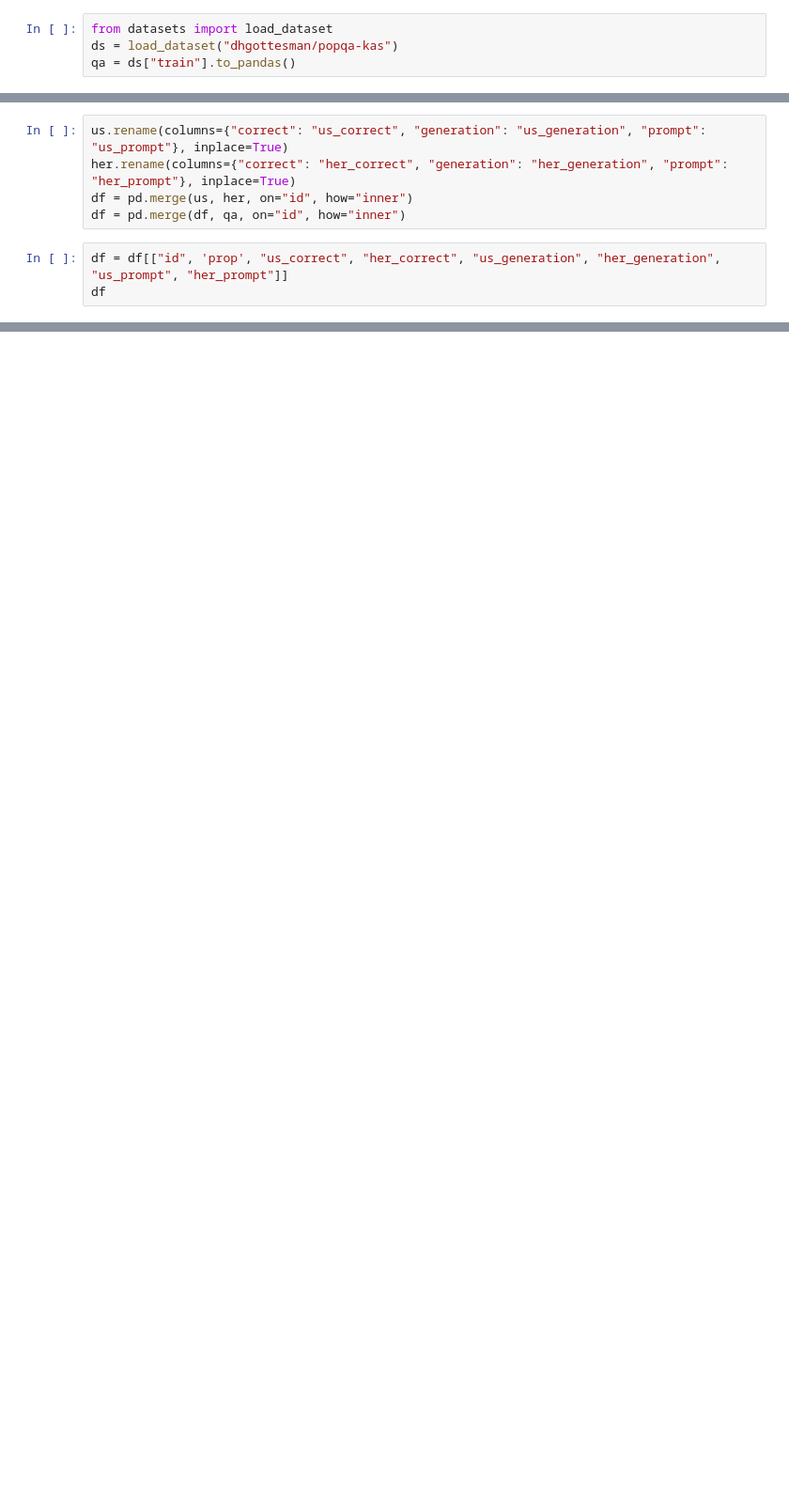
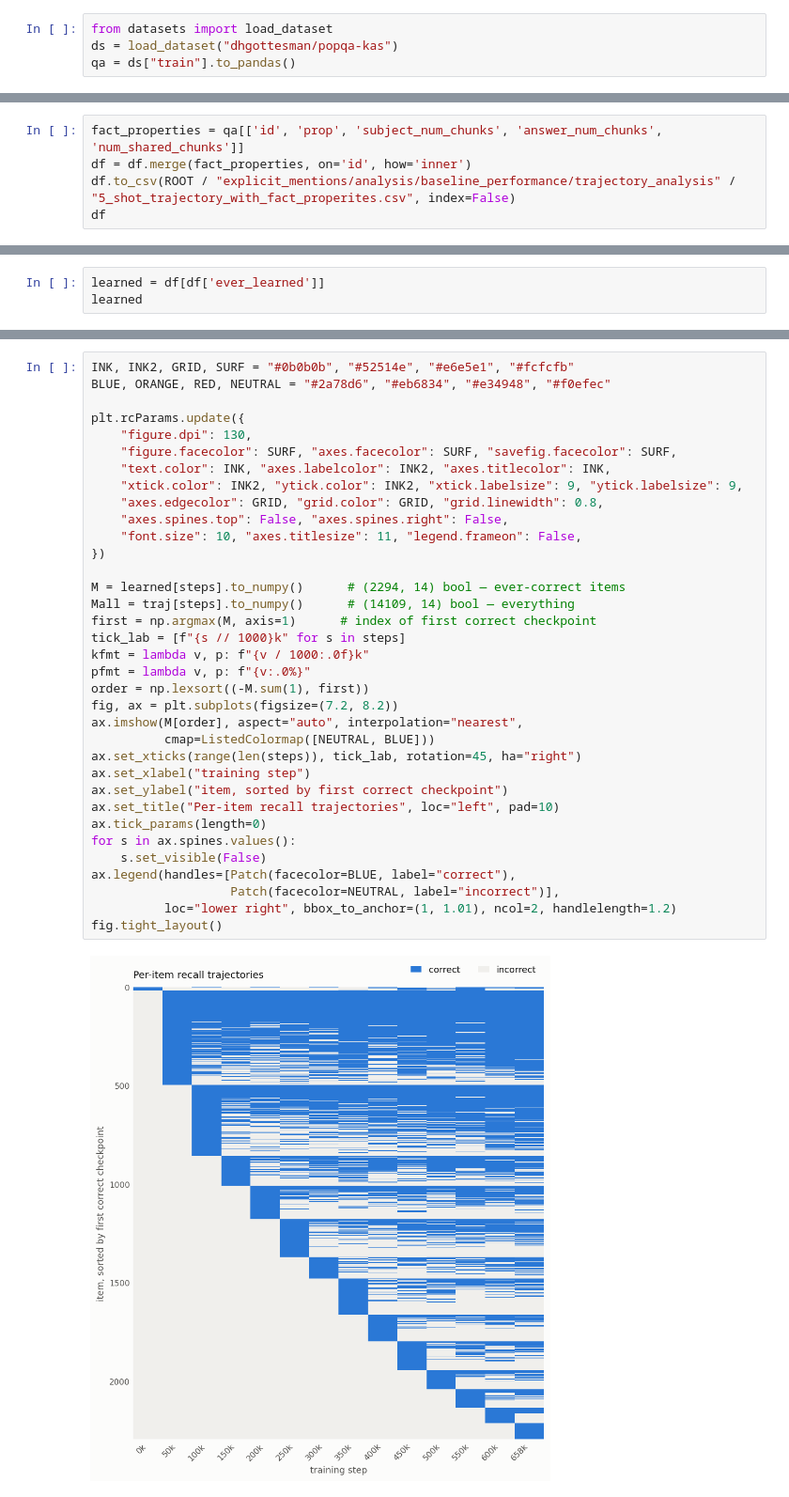
Before and after one commit to OvadiaOmer3/NLPFinalProject, a Jupyter notebook: explicit_mentions/analysis/baseline_performance/trajectory_analysis/trajectory_analysis.ipynb, the cells around one changed output, grey strips where cells are left out. Shown at 94% size. Saved outputs shown, nothing was run; the diff lists cells and outputs as text; blank space fills up the shorter version.

```diff
--- a/explicit_mentions/analysis/compare_results/compare_results.ipynb
+++ b/explicit_mentions/analysis/baseline_performance/trajectory_analysis/trajectory_analysis.ipynb
@@ -34,8 +61,0 @@ np.float64(0.05116507580011229)
-# %%
-us.rename(columns={"correct": "us_correct", "generation": "us_generation", "prompt": "us_prompt"}, inplace=True)
-her.rename(columns={"correct": "her_correct", "generation": "her_generation", "prompt": "her_prompt"}, inplace=True)
-df = pd.merge(us, her, on="id", how="inner")
-df = pd.merge(df, qa, on="id", how="inner")
-# %%
-df = df[["id", 'prop', "us_correct", "her_correct", "us_generation", "her_generation", "us_prompt", "her_prompt"]]
-df
@@ -86,0 +62,5 @@ dfs
+# %%
+fact_properties = qa[['id', 'prop', 'subject_num_chunks', 'answer_num_chunks', 'num_shared_chunks']]
+df = df.merge(fact_properties, on='id', how='inner')
+df.to_csv(ROOT / "explicit_mentions/analysis/baseline_performance/trajectory_analysis" / "5_shot_trajectory_with_fact_properites.csv", index=False)
+df
@@ -86,0 +69,3 @@ dfs
+# %%
+learned = df[df['ever_learned']]
+learned
@@ -86,0 +74,37 @@ dfs
+# %%
+INK, INK2, GRID, SURF = "#0b0b0b", "#52514e", "#e6e5e1", "#fcfcfb"
+BLUE, ORANGE, RED, NEUTRAL = "#2a78d6", "#eb6834", "#e34948", "#f0efec"
+
+plt.rcParams.update({
+    "figure.dpi": 130,
+    "figure.facecolor": SURF, "axes.facecolor": SURF, "savefig.facecolor": SURF,
+    "text.color": INK, "axes.labelcolor": INK2, "axes.titlecolor": INK,
+    "xtick.color": INK2, "ytick.color": INK2, "xtick.labelsize": 9, "ytick.labelsize": 9,
+    "axes.edgecolor": GRID, "grid.color": GRID, "grid.linewidth": 0.8,
+    "axes.spines.top": False, "axes.spines.right": False,
+    "font.size": 10, "axes.titlesize": 11, "legend.frameon": False,
+})
+
+M = learned[steps].to_numpy()      # (2294, 14) bool — ever-correct items
+Mall = traj[steps].to_numpy()      # (14109, 14) bool — everything
+first = np.argmax(M, axis=1)      # index of first correct checkpoint
+tick_lab = [f"{s // 1000}k" for s in steps]
+kfmt = lambda v, p: f"{v / 1000:.0f}k"
+pfmt = lambda v, p: f"{v:.0%}"
+order = np.lexsort((-M.sum(1), first))
+fig, ax = plt.subplots(figsize=(7.2, 8.2))
+ax.imshow(M[order], aspect="auto", interpolation="nearest",
+          cmap=ListedColormap([NEUTRAL, BLUE]))
+ax.set_xticks(range(len(steps)), tick_lab, rotation=45, ha="right")
+ax.set_xlabel("training step")
+ax.set_ylabel("item, sorted by first correct checkpoint")
+ax.set_title("Per-item recall trajectories", loc="left", pad=10)
+ax.tick_params(length=0)
+for s in ax.spines.values():
+    s.set_visible(False)
+ax.legend(handles=[Patch(facecolor=BLUE, label="correct"),
+                   Patch(facecolor=NEUTRAL, label="incorrect")],
+          loc="lower right", bbox_to_anchor=(1, 1.01), ncol=2, handlelength=1.2)
+fig.tight_layout()
+# %% [output]
+[figure, added]
```
Also changed, not shown: parts of 19 cells of this notebook, 8 other files.
